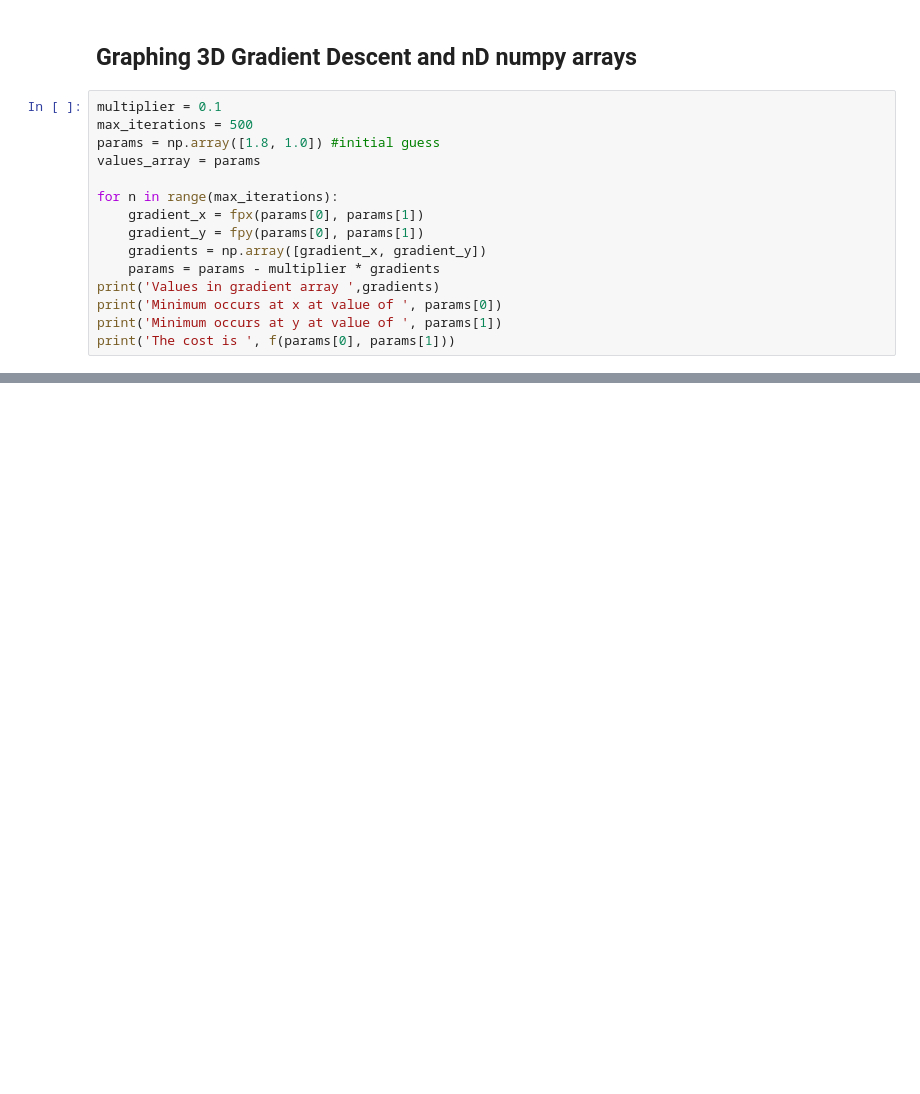
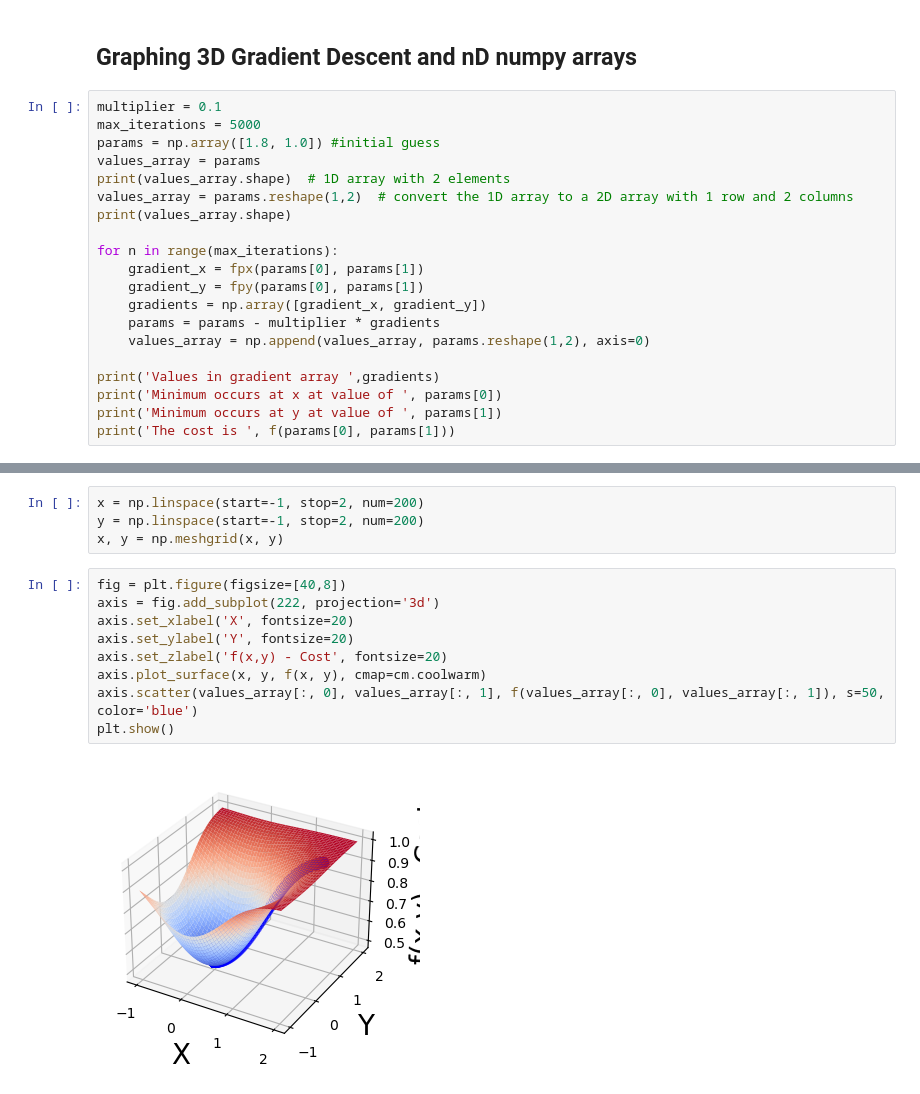
Before and after one commit to supuram/Basic_Python, a Jupyter notebook: DS & ML/GradientDescent/BatchGradientDescentAlgorithm/8_Performance_Consideration.ipynb, the cells around one changed output, grey strips where cells are left out. Cells and saved outputs as stored; diff of their text form; blank space fills up the shorter version.

```diff
--- a/DS & ML/GradientDescent/BatchGradientDescentAlgorithm/8_Performance_Consideration.ipynb
+++ b/DS & ML/GradientDescent/BatchGradientDescentAlgorithm/8_Performance_Consideration.ipynb
@@ -47,15 +47,20 @@ The cost is  0.5
 ## Graphing 3D Gradient Descent and nD numpy arrays
 # %%
 multiplier = 0.1
-max_iterations = 500
+max_iterations = 5000
 params = np.array([1.8, 1.0]) #initial guess
 values_array = params
+print(values_array.shape)  # 1D array with 2 elements
+values_array = params.reshape(1,2)  # convert the 1D array to a 2D array with 1 row and 2 columns
+print(values_array.shape)
 
 for n in range(max_iterations):
     gradient_x = fpx(params[0], params[1])
     gradient_y = fpy(params[0], params[1])
     gradients = np.array([gradient_x, gradient_y])
     params = params - multiplier * gradients
+    values_array = np.append(values_array, params.reshape(1,2), axis=0)
+
 print('Values in gradient array ',gradients)
 print('Minimum occurs at x at value of ', params[0])
 print('Minimum occurs at y at value of ', params[1])
@@ -62,0 +99,15 @@ print('The cost is ', f(params[0], params[1]))
+# %%
+x = np.linspace(start=-1, stop=2, num=200)
+y = np.linspace(start=-1, stop=2, num=200)
+x, y = np.meshgrid(x, y)
+# %%
+fig = plt.figure(figsize=[40,8])
+axis = fig.add_subplot(222, projection='3d')
+axis.set_xlabel('X', fontsize=20)
+axis.set_ylabel('Y', fontsize=20)
+axis.set_zlabel('f(x,y) - Cost', fontsize=20)
+axis.plot_surface(x, y, f(x, y), cmap=cm.coolwarm)
+axis.scatter(values_array[:, 0], values_array[:, 1], f(values_array[:, 0], values_array[:, 1]), s=50, color='blue')
+plt.show()
+# %% [output]
+[figure, added]
```
Also changed, not shown: parts of 2 cells of this notebook, 1 other file.
